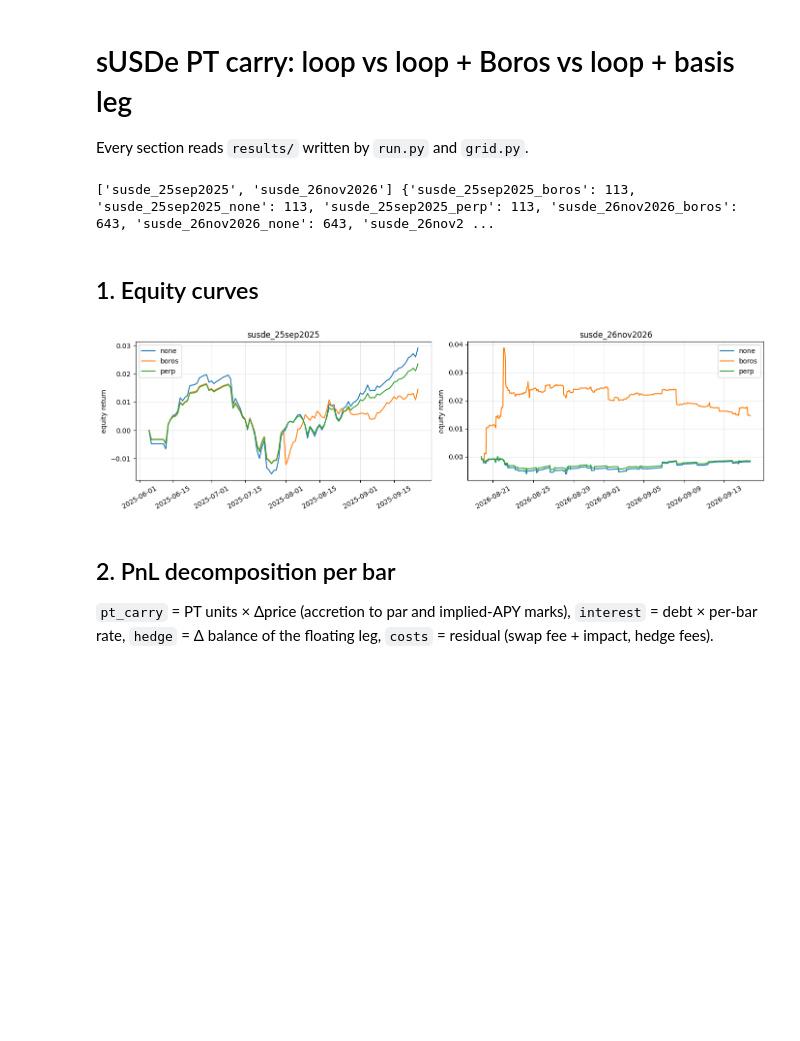
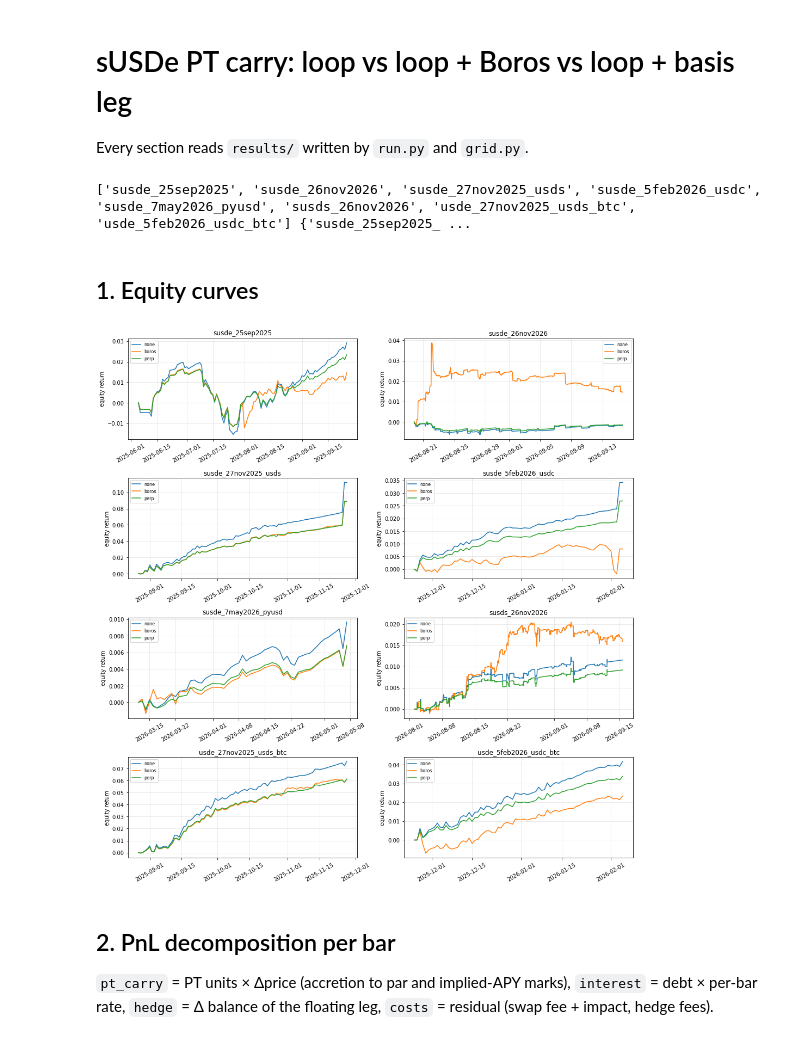
Before and after one commit to Logarithm-Labs/fractal-defi, a Jupyter notebook: examples/susde_pt_carry/analysis.ipynb, the cells around one changed output. Saved outputs shown, nothing was run; the diff lists cells and outputs as text; code cells hidden in the pictures; blank space fills up the shorter version.

```diff
--- a/examples/susde_pt_carry/analysis.ipynb
+++ b/examples/susde_pt_carry/analysis.ipynb
@@ -8,6 +8,7 @@ import numpy as np
 import pandas as pd
 import matplotlib.pyplot as plt
 
+plt.rcParams.update({"figure.dpi": 72, "savefig.dpi": 72, "figure.max_open_warning": 0})
 RESULTS = "results"
 YEAR = 365 * 86400
 validation = pd.read_csv(os.path.join(RESULTS, "validation.csv"))
@@ -22,20 +23,29 @@ markets = sorted({n.rsplit("_", 1)[0] for n in runs})
 variants = ["none", "boros", "perp"]
 print(markets, {k: len(v) for k, v in runs.items()})
 # %% [output]
-['susde_25sep2025', 'susde_26nov2026'] {'susde_25sep2025_boros': 113, 'susde_25sep2025_none': 113, 'susde_25sep2025_perp': 113, 'susde_26nov2026_boros': 643, 'susde_26nov2026_none': 643, 'susde_26nov2 ...
+['susde_25sep2025', 'susde_26nov2026', 'susde_27nov2025_usds', 'susde_5feb2026_usdc', 'susde_7may2026_pyusd', 'susds_26nov2026', 'usde_27nov2025_usds_btc', 'usde_5feb2026_usdc_btc'] {'susde_25sep2025_ ...
 # %% [markdown]
 ## 1. Equity curves
 # %%
-fig, axes = plt.subplots(1, len(markets), figsize=(7 * len(markets), 4), squeeze=False)
-for ax, market in zip(axes[0], markets):
+def market_axes(n, height=3.6):
+    cols = 2
+    rows = (n + cols - 1) // cols
+    fig, axes = plt.subplots(rows, cols, figsize=(7 * cols, height * rows), squeeze=False)
+    flat = axes.flatten()
+    for ax in flat[n:]:
+        ax.axis("off")
+    return fig, flat[:n]
+
+fig, axes = market_axes(len(markets))
+for ax, market in zip(axes, markets):
     for variant in variants:
         df = runs[f"{market}_{variant}"]
         ax.plot(df["timestamp"], df["net_balance"] / df["net_balance"].iloc[0] - 1, label=variant)
-    ax.set_title(market); ax.set_ylabel("equity return"); ax.grid(alpha=0.3); ax.legend()
+    ax.set_title(market); ax.set_ylabel("equity return"); ax.grid(alpha=0.3); ax.legend(fontsize=8)
     ax.tick_params(axis="x", rotation=30)
 plt.tight_layout()
 # %% [output]
-[figure, old version]
+[figure, new version]
 # %% [markdown]
 ## 2. PnL decomposition per bar
 
```
Also changed, not shown: parts of 7 cells of this notebook, 31 other files.
